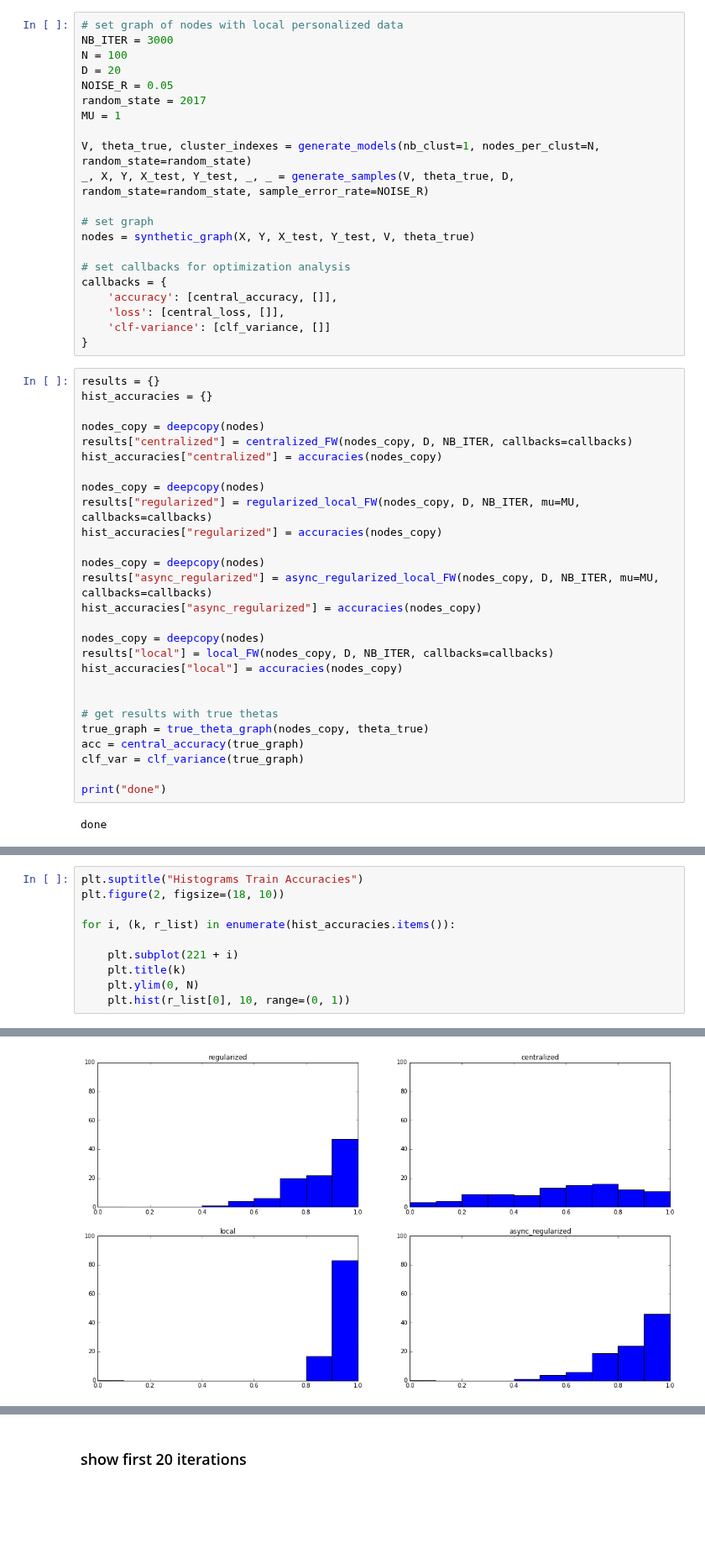
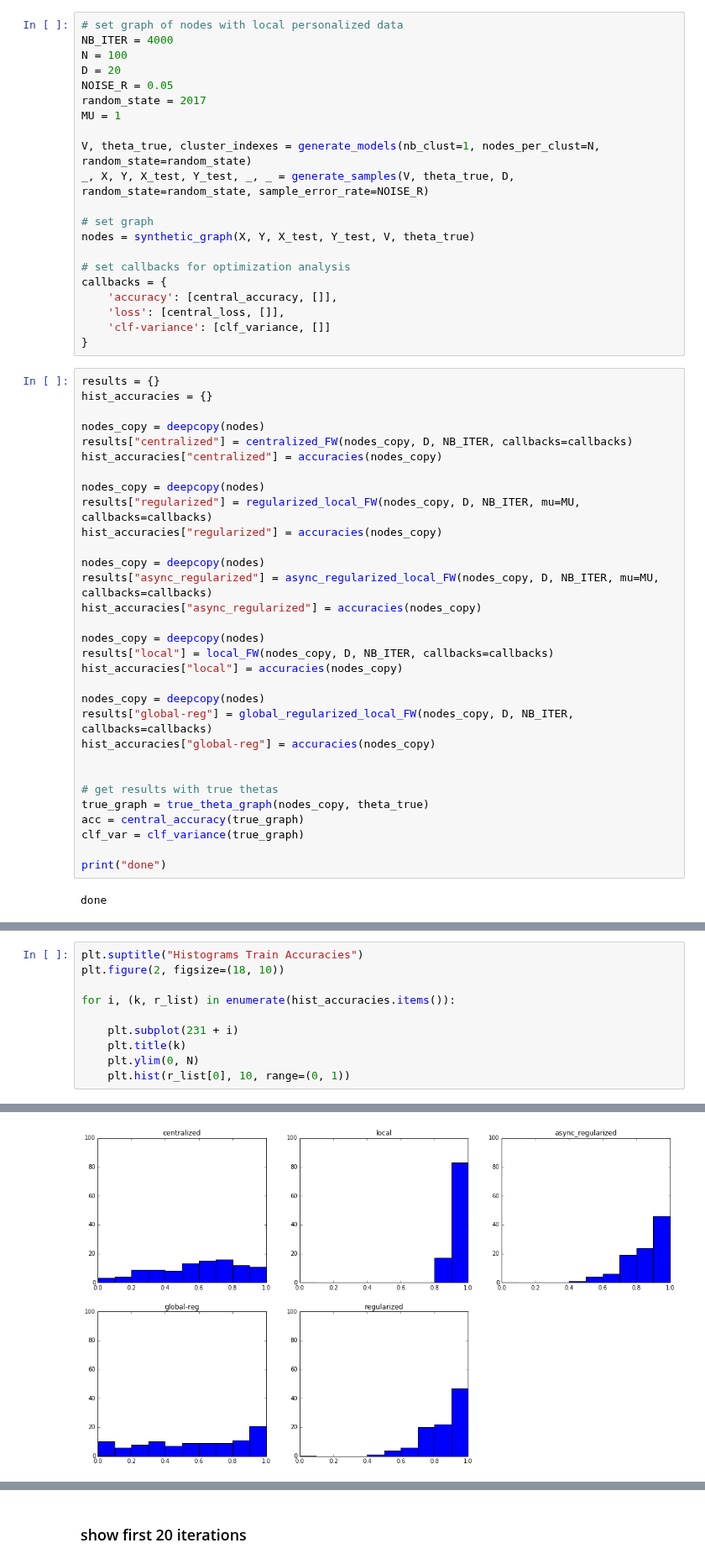
Before and after one commit to vzantedeschi/Dada, a Jupyter notebook: notebooks/Synthetic Graph.ipynb, the cells around one changed output, grey strips where cells are left out. Shown at 84% size. Drawn from its saved outputs; the diff is of its cells as text; blank space fills up the shorter version.

```diff
--- a/notebooks/Synthetic Graph.ipynb
+++ b/notebooks/Synthetic Graph.ipynb
@@ -26,7 +26,7 @@ import matplotlib.pyplot as plt
 %matplotlib inline
 # %%
 # set graph of nodes with local personalized data
-NB_ITER = 3000
+NB_ITER = 4000
 N = 100
 D = 20
 NOISE_R = 0.05
@@ -65,6 +65,10 @@ nodes_copy = deepcopy(nodes)
 results["local"] = local_FW(nodes_copy, D, NB_ITER, callbacks=callbacks)
 hist_accuracies["local"] = accuracies(nodes_copy)
 
+nodes_copy = deepcopy(nodes)
+results["global-reg"] = global_regularized_local_FW(nodes_copy, D, NB_ITER, callbacks=callbacks)
+hist_accuracies["global-reg"] = accuracies(nodes_copy)
+
 
 # get results with true thetas
 true_graph = true_theta_graph(nodes_copy, theta_true)
@@ -128,16 +132,16 @@ plt.legend()
 # %%
 plt.suptitle("Histograms Train Accuracies")
 plt.figure(2, figsize=(18, 10))
 
 for i, (k, r_list) in enumerate(hist_accuracies.items()):
 
-    plt.subplot(221 + i)
+    plt.subplot(231 + i)
     plt.title(k)
     plt.ylim(0, N)
     plt.hist(r_list[0], 10, range=(0, 1))
 # %% [output]
 <matplotlib.figure.Figure at 0x...>
-[figure, old version]
+[figure, new version]
 # %%
 plt.suptitle("Histograms Test Accuracies")
 
```
Also changed, not shown: parts of 4 cells of this notebook, 1 other file.
